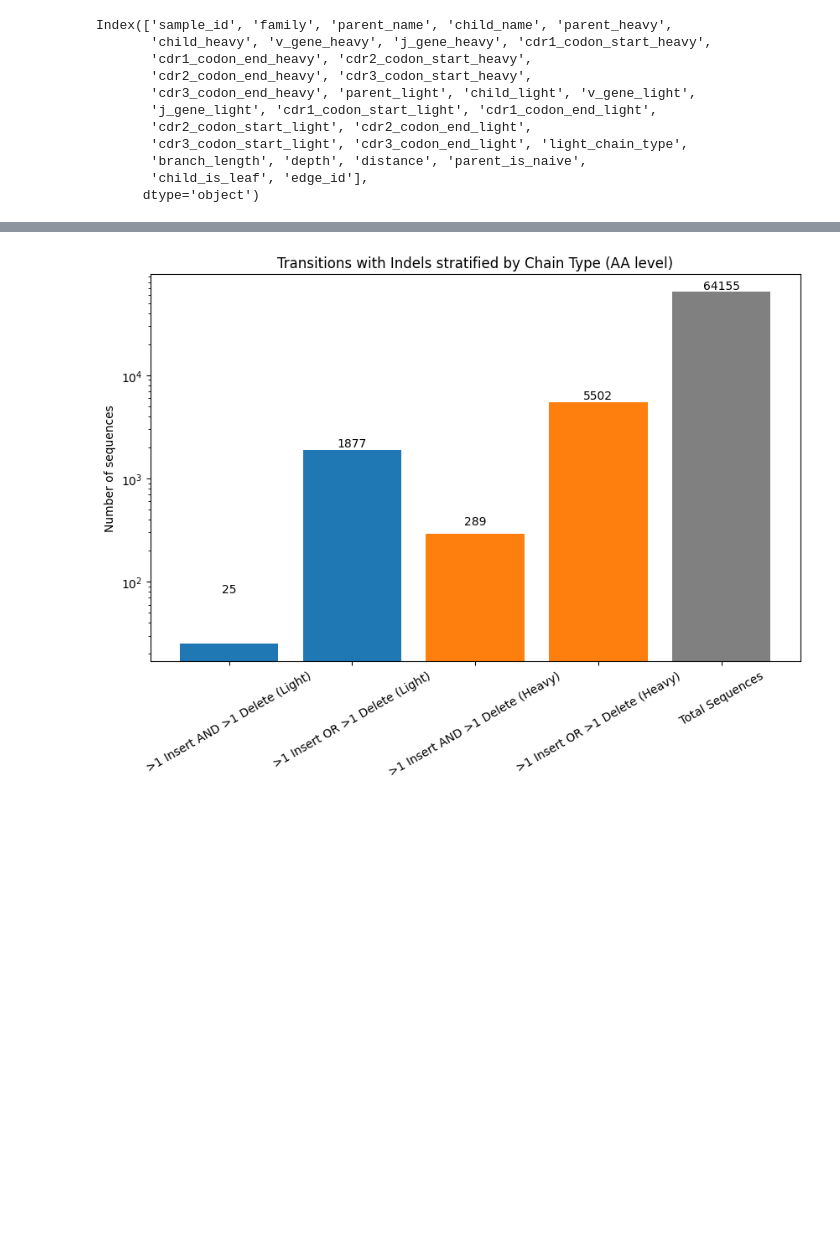
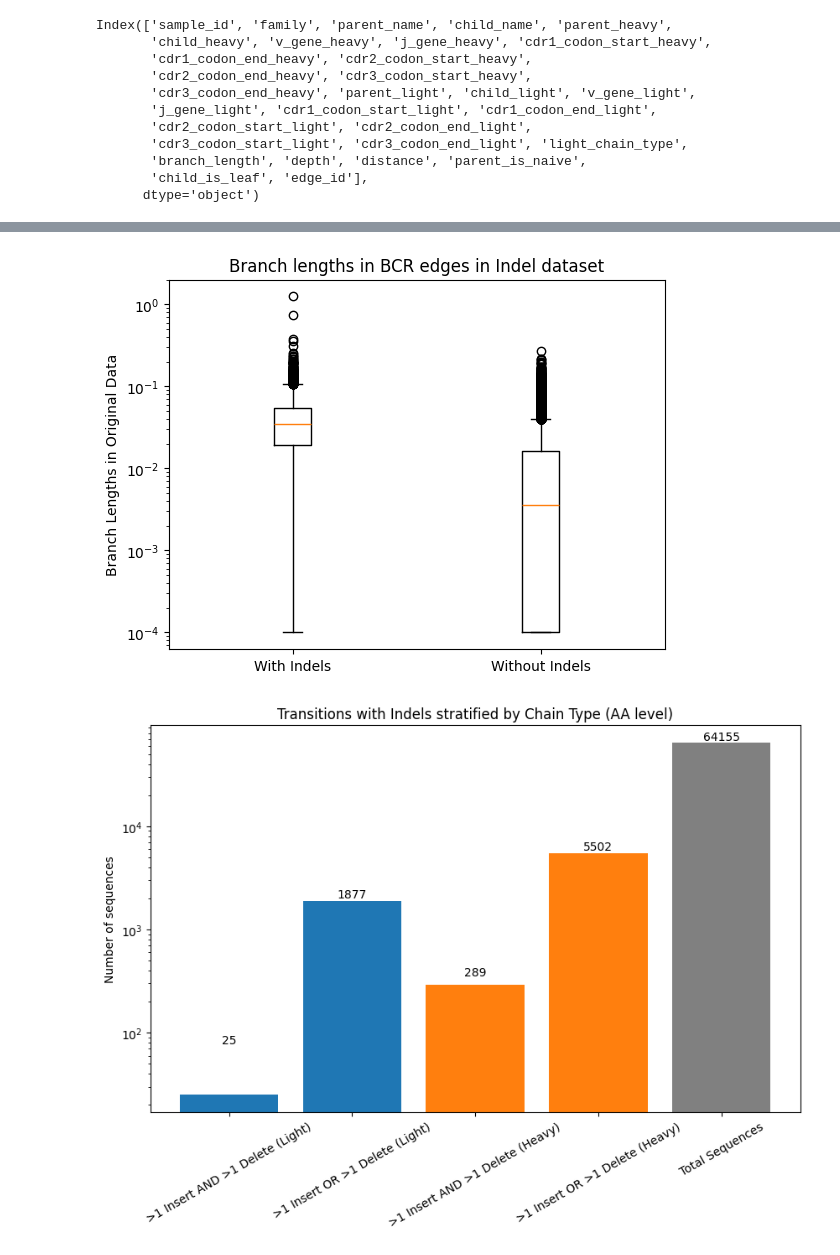
Before and after one commit to thematrixmaster/cosine, a Jupyter notebook: data/wyatt.ipynb, the cells around one changed output, grey strips where cells are left out. Cells and saved outputs as stored; diff of their text form; code cells hidden in the pictures; blank space fills up the shorter version.

```diff
--- a/data/wyatt.ipynb
+++ b/data/wyatt.ipynb
@@ -124,3 +138,15 @@ assert (indels['n_sub_light'] >= 0).all(), "Negative substitutions in light chai
+# %%
+# barplot of branch lengths, one for with indels, one for without
+fig, ax = plt.subplots()
+with_indels = indels[indels.has_indels].branch_length
+without_indels = indels[~indels.has_indels].branch_length
+ax.boxplot([with_indels, without_indels], labels=['With Indels', 'Without Indels'])
+ax.set_yscale('log')
+ax.set_ylabel('Branch Lengths in Original Data')
+ax.set_title('Branch lengths in BCR edges in Indel dataset')
+plt.show()
+# %% [output]
+[figure, added]
 # %%
 labels = [
     '>1 Insert AND >1 Delete (Light)', '>1 Insert OR >1 Delete (Light)',
```
Also changed, not shown: parts of 9 cells of this notebook, 45 other files.
